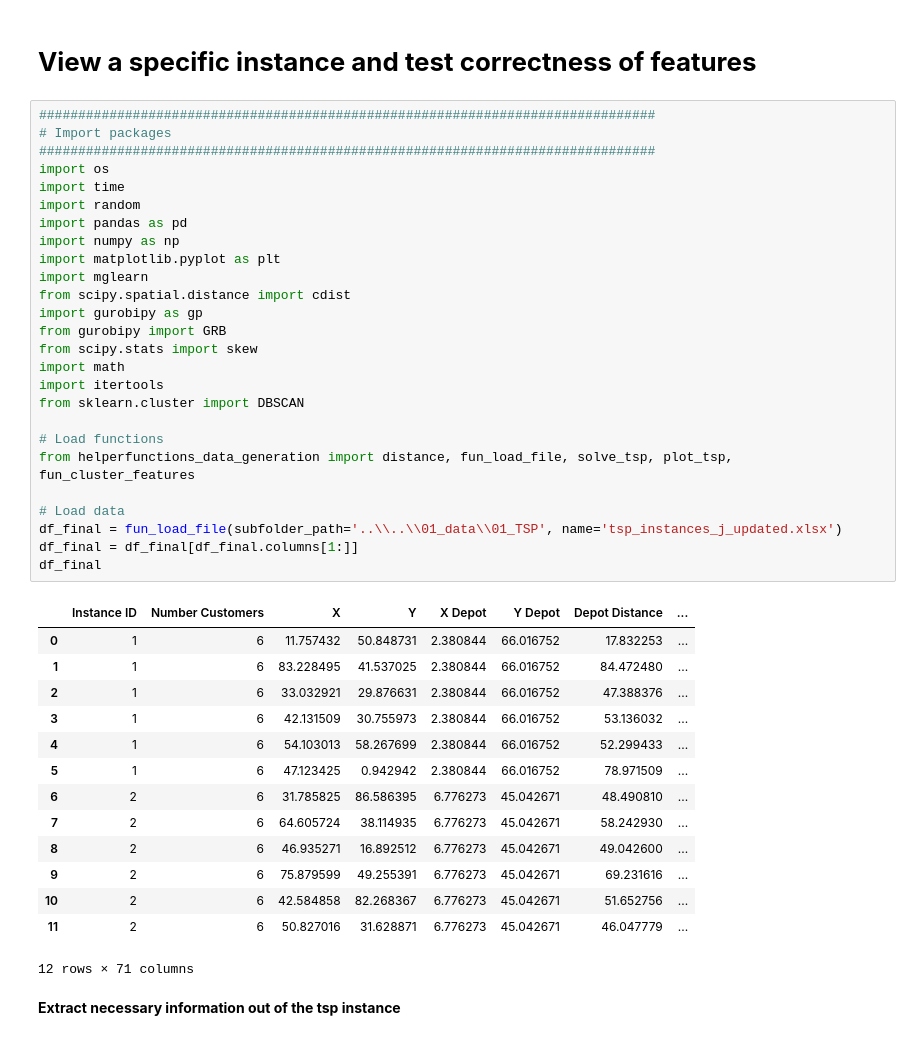
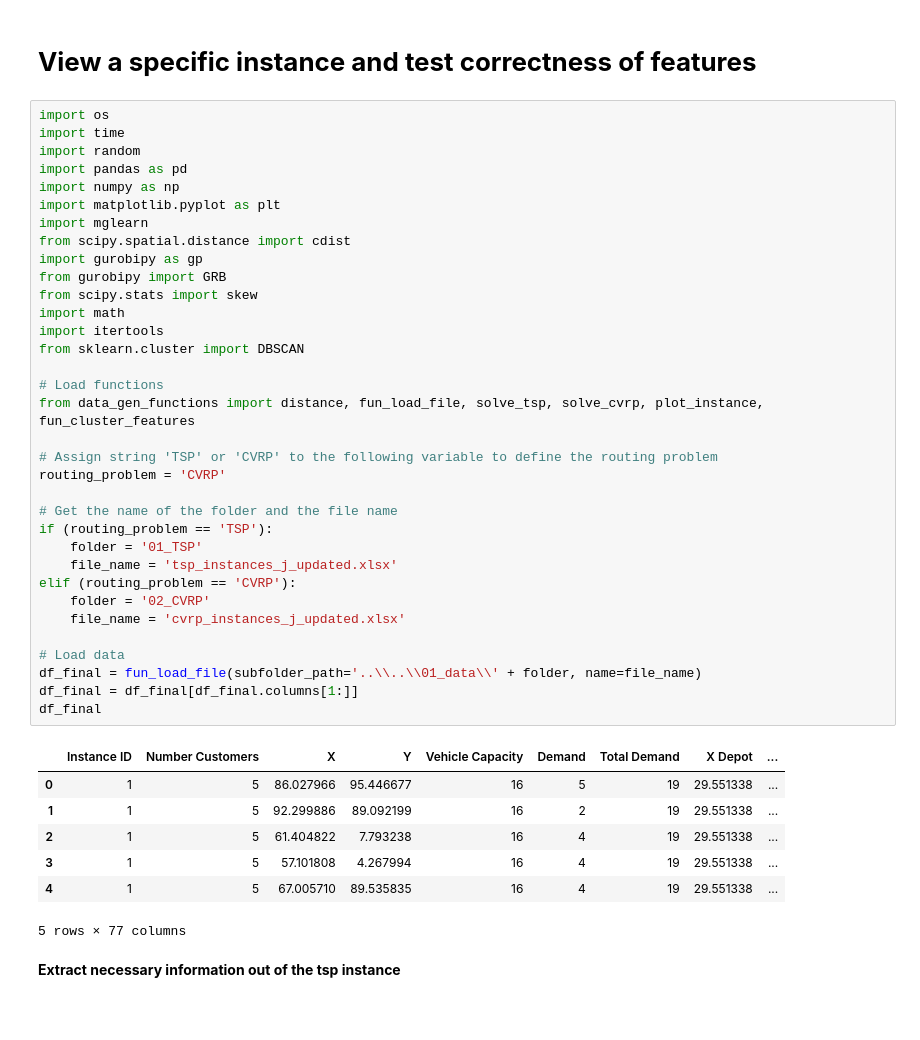
Before and after one commit to dennismgoetz/MA_predicting_Shapley_values, a Jupyter notebook: 01_data_generation/feature_correctness.ipynb, the cells around one changed output. Cells and saved outputs as stored; diff of their text form; blank space fills up the shorter version.

```diff
--- a/01_data_generation/feature_correctness.ipynb
+++ b/01_data_generation/feature_correctness.ipynb
@@ -1,46 +1,47 @@
 # %% [markdown]
 # **View a specific instance and test correctness of features**
 # %%
-###############################################################################
-# Import packages
-###############################################################################
 import os
 import time
 import random
 import pandas as pd
 import numpy as np
 import matplotlib.pyplot as plt
 import mglearn
 from scipy.spatial.distance import cdist
 import gurobipy as gp
 from gurobipy import GRB
 from scipy.stats import skew
 import math
 import itertools
 from sklearn.cluster import DBSCAN
 
 # Load functions
-from helperfunctions_data_generation import distance, fun_load_file, solve_tsp, plot_tsp, fun_cluster_features
+from data_gen_functions import distance, fun_load_file, solve_tsp, solve_cvrp, plot_instance, fun_cluster_features
+
+# Assign string 'TSP' or 'CVRP' to the following variable to define the routing problem
+routing_problem = 'CVRP'
+
+# Get the name of the folder and the file name
+if (routing_problem == 'TSP'):
+    folder = '01_TSP'
+    file_name = 'tsp_instances_j_updated.xlsx'
+elif (routing_problem == 'CVRP'):
+    folder = '02_CVRP'
+    file_name = 'cvrp_instances_j_updated.xlsx'
 
 # Load data
-df_final = fun_load_file(subfolder_path='..\\..\\01_data\\01_TSP', name='tsp_instances_j_updated.xlsx')
+df_final = fun_load_file(subfolder_path='..\\..\\01_data\\' + folder, name=file_name)
 df_final = df_final[df_final.columns[1:]]
 df_final
 # %% [output]
-|  | Instance ID | Number Customers | X | Y | X Depot | Y Depot | Depot Distance | ... |
-| 0 | 1 | 6 | 11.757432 | 50.848731 | 2.380844 | 66.016752 | 17.832253 | ... |
-| 1 | 1 | 6 | 83.228495 | 41.537025 | 2.380844 | 66.016752 | 84.472480 | ... |
-| 2 | 1 | 6 | 33.032921 | 29.876631 | 2.380844 | 66.016752 | 47.388376 | ... |
-| 3 | 1 | 6 | 42.131509 | 30.755973 | 2.380844 | 66.016752 | 53.136032 | ... |
-| 4 | 1 | 6 | 54.103013 | 58.267699 | 2.380844 | 66.016752 | 52.299433 | ... |
-| 5 | 1 | 6 | 47.123425 | 0.942942 | 2.380844 | 66.016752 | 78.971509 | ... |
-| 6 | 2 | 6 | 31.785825 | 86.586395 | 6.776273 | 45.042671 | 48.490810 | ... |
-| 7 | 2 | 6 | 64.605724 | 38.114935 | 6.776273 | 45.042671 | 58.242930 | ... |
-| 8 | 2 | 6 | 46.935271 | 16.892512 | 6.776273 | 45.042671 | 49.042600 | ... |
-| 9 | 2 | 6 | 75.879599 | 49.255391 | 6.776273 | 45.042671 | 69.231616 | ... |
-| 10 | 2 | 6 | 42.584858 | 82.268367 | 6.776273 | 45.042671 | 51.652756 | ... |
-| 11 | 2 | 6 | 50.827016 | 31.628871 | 6.776273 | 45.042671 | 46.047779 | ... |
+|  | Instance ID | Number Customers | X | Y | Vehicle Capacity | Demand | Total Demand | X Depot | ... |
+| 0 | 1 | 5 | 86.027966 | 95.446677 | 16 | 5 | 19 | 29.551338 | ... |
+| 1 | 1 | 5 | 92.299886 | 89.092199 | 16 | 2 | 19 | 29.551338 | ... |
+| 2 | 1 | 5 | 61.404822 | 7.793238 | 16 | 4 | 19 | 29.551338 | ... |
+| 3 | 1 | 5 | 57.101808 | 4.267994 | 16 | 4 | 19 | 29.551338 | ... |
+| 4 | 1 | 5 | 67.005710 | 89.535835 | 16 | 4 | 19 | 29.551338 | ... |
-12 rows × 71 columns
+5 rows × 77 columns
 # %% [markdown]
 **Extract necessary information out of the tsp instance**
 # %%
```
Also changed, not shown: parts of 7 cells of this notebook, 42 other files.
